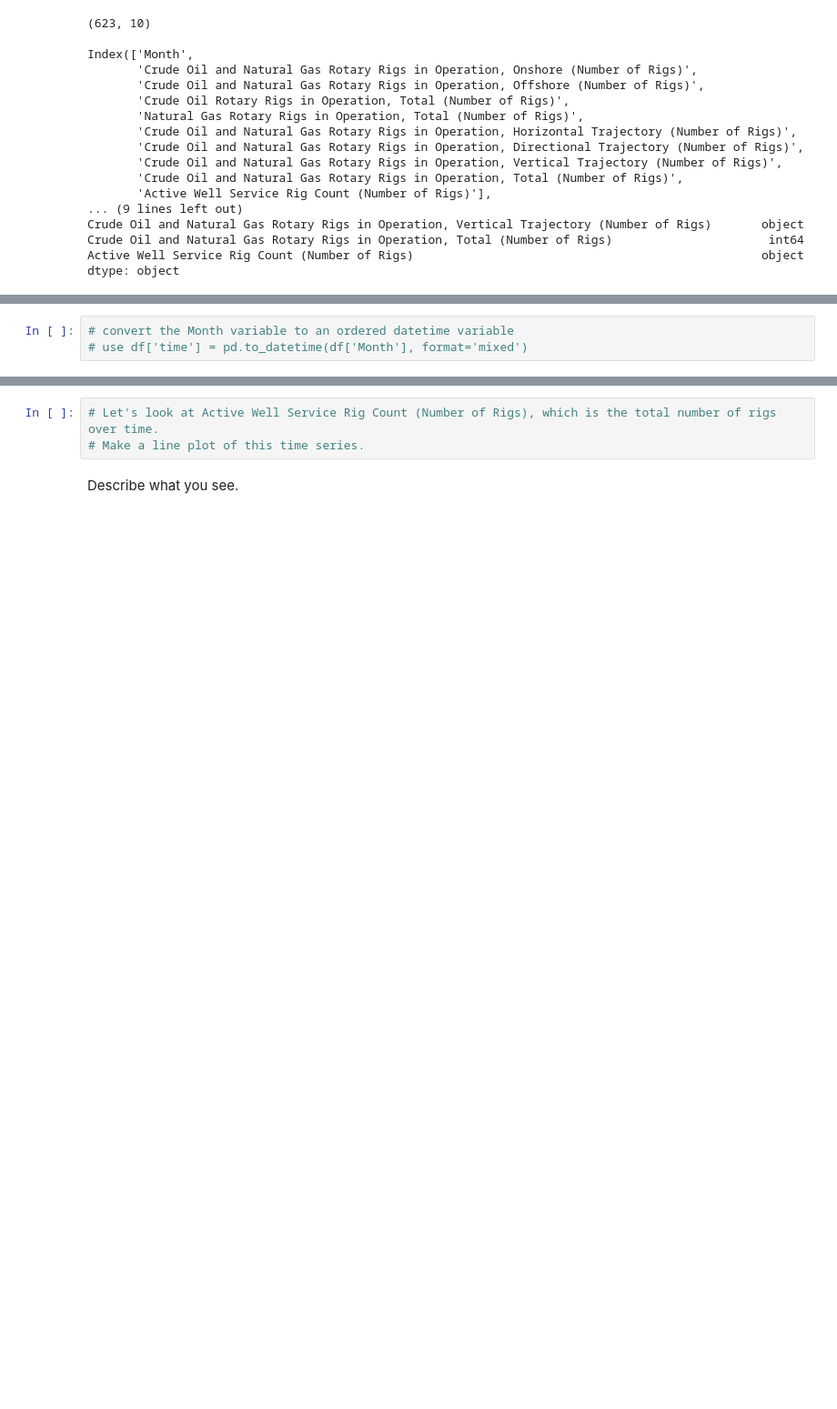
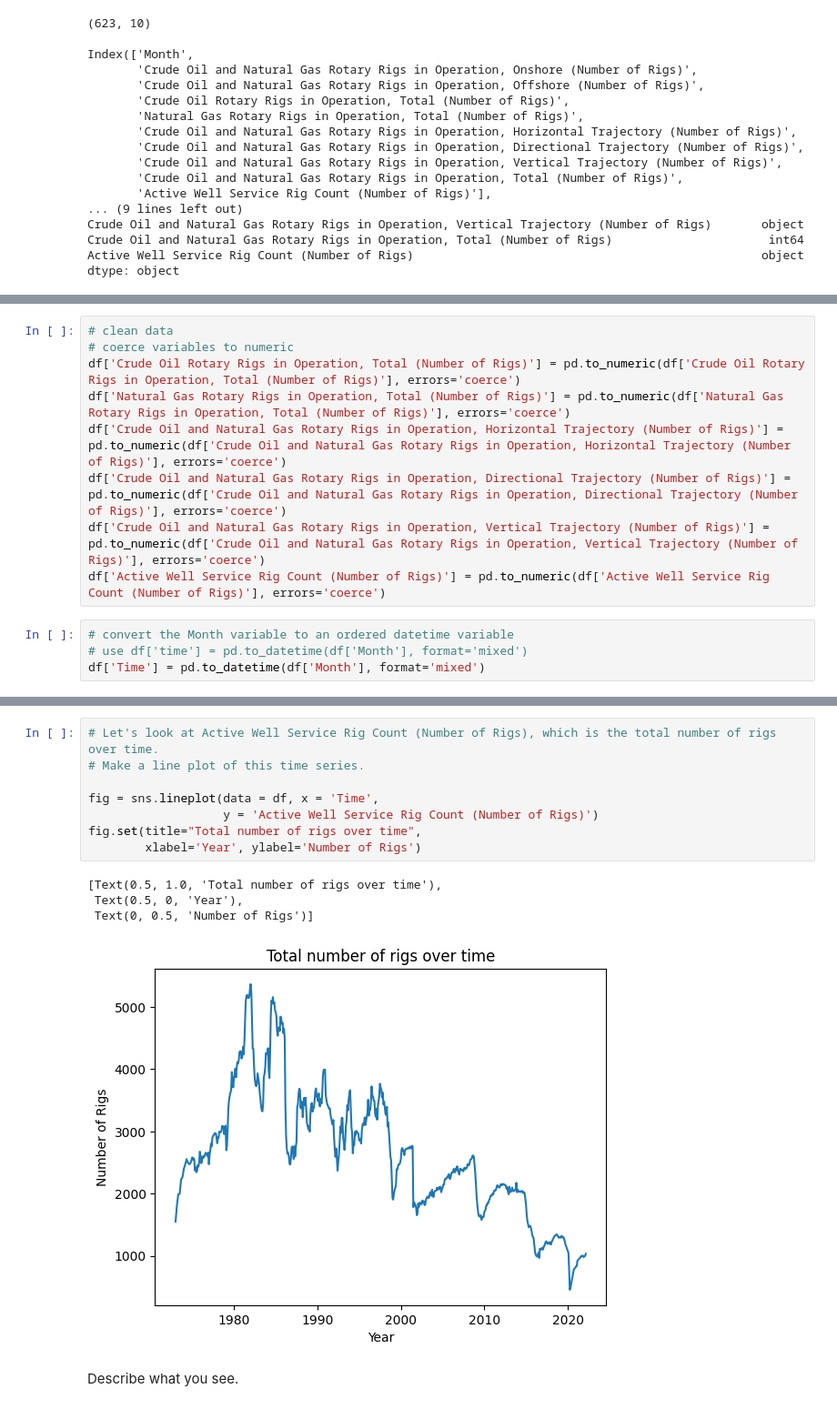
Before and after one commit to kpunsalan8/DS-3001-EDA-KP, a Jupyter notebook: assignment/assignment.ipynb, the cells around one changed output, grey strips where cells are left out. Shown: that part at 91% size. Saved outputs shown, nothing was run; the diff lists cells and outputs as text; blank space fills up the shorter version.

```diff
--- a/assignment/assignment.ipynb
+++ b/assignment/assignment.ipynb
@@ -478,3 +476,13 @@ Data that need to be cleaned:
+# %%
+# clean data
+# coerce variables to numeric
+df['Crude Oil Rotary Rigs in Operation, Total (Number of Rigs)'] = pd.to_numeric(df['Crude Oil Rotary Rigs in Operation, Total (Number of Rigs)'], errors='coerce')
+df['Natural Gas Rotary Rigs in Operation, Total (Number of Rigs)'] = pd.to_numeric(df['Natural Gas Rotary Rigs in Operation, Total (Number of Rigs)'], errors='coerce')
+df['Crude Oil and Natural Gas Rotary Rigs in Operation, Horizontal Trajectory (Number of Rigs)'] = pd.to_numeric(df['Crude Oil and Natural Gas Rotary Rigs in Operation, Horizontal Trajectory (Number of Rigs)'], errors='coerce')
+df['Crude Oil and Natural Gas Rotary Rigs in Operation, Directional Trajectory (Number of Rigs)'] = pd.to_numeric(df['Crude Oil and Natural Gas Rotary Rigs in Operation, Directional Trajectory (Number of Rigs)'], errors='coerce')
+df['Crude Oil and Natural Gas Rotary Rigs in Operation, Vertical Trajectory (Number of Rigs)'] = pd.to_numeric(df['Crude Oil and Natural Gas Rotary Rigs in Operation, Vertical Trajectory (Number of Rigs)'], errors='coerce')
+df['Active Well Service Rig Count (Number of Rigs)'] = pd.to_numeric(df['Active Well Service Rig Count (Number of Rigs)'], errors='coerce')
 # %%
 # convert the Month variable to an ordered datetime variable
 # use df['time'] = pd.to_datetime(df['Month'], format='mixed')
+df['Time'] = pd.to_datetime(df['Month'], format='mixed')
@@ -481,6 +499,16 @@ Data that need to be cleaned:
 # %%
 # Let's look at Active Well Service Rig Count (Number of Rigs), which is the total number of rigs over time.
 # Make a line plot of this time series.
+
+fig = sns.lineplot(data = df, x = 'Time',
+                   y = 'Active Well Service Rig Count (Number of Rigs)')
+fig.set(title="Total number of rigs over time",
+        xlabel='Year', ylabel='Number of Rigs')
+# %% [output]
+[Text(0.5, 1.0, 'Total number of rigs over time'),
+ Text(0.5, 0, 'Year'),
+ Text(0, 0.5, 'Number of Rigs')]
+[figure, added]
 # %% [markdown]
 Describe what you see.
 # %%
```
Also changed, not shown: parts of 7 cells of this notebook.
